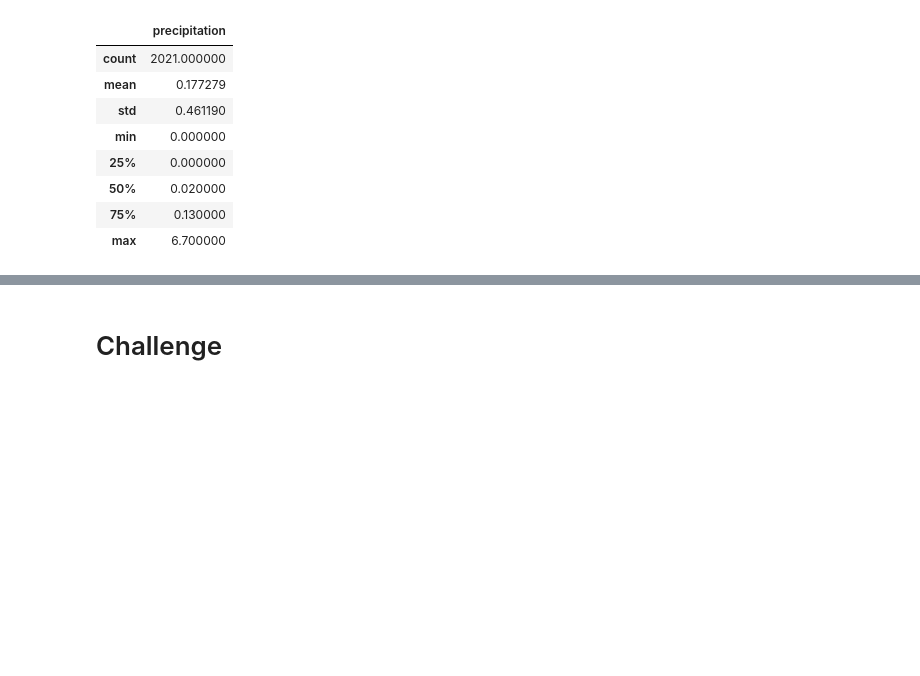
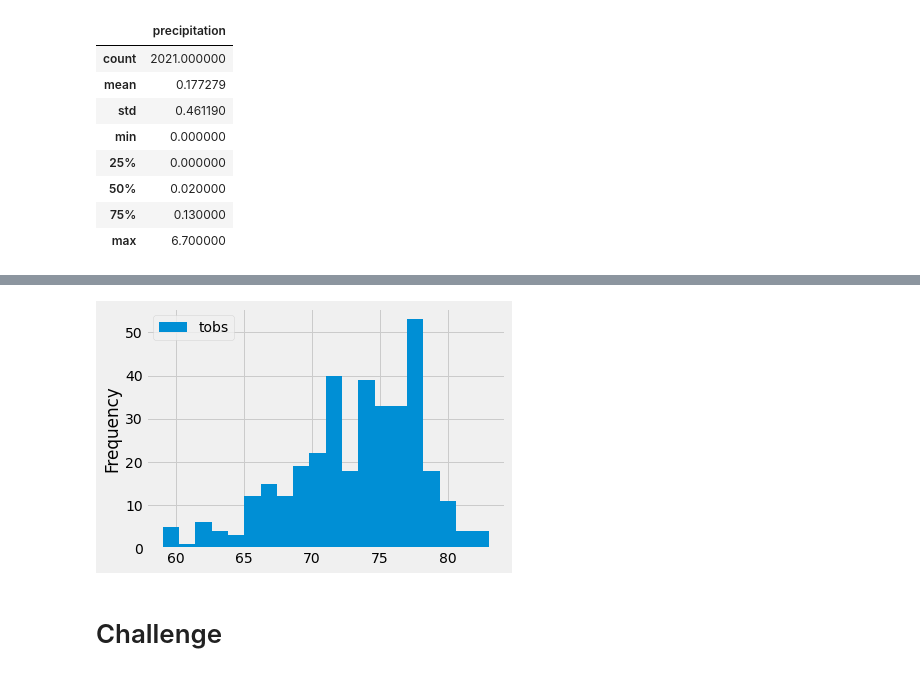
Before and after one commit to collinsculley/surfs_up, a Jupyter notebook: climate_analysis.ipynb, the cells around one changed output, grey strips where cells are left out. Drawn from its saved outputs; the diff is of its cells as text; code cells hidden in the pictures; blank space fills up the shorter version.

```diff
--- a/climate_analysis.ipynb
+++ b/climate_analysis.ipynb
@@ -105,3 +161,9 @@ df.describe()
+# %%
+# plot with 20 bins
+df.plot.hist(bins=20)
+plt.tight_layout()
+# %% [output]
+[figure, added]
 # %%
 # Write a function called `calc_temps` that will accept start date and end date in the format '%Y-%m-%d'
 # and return the minimum, average, and maximum temperatures for that range of dates
```
Also changed, not shown: parts of 7 cells of this notebook.
